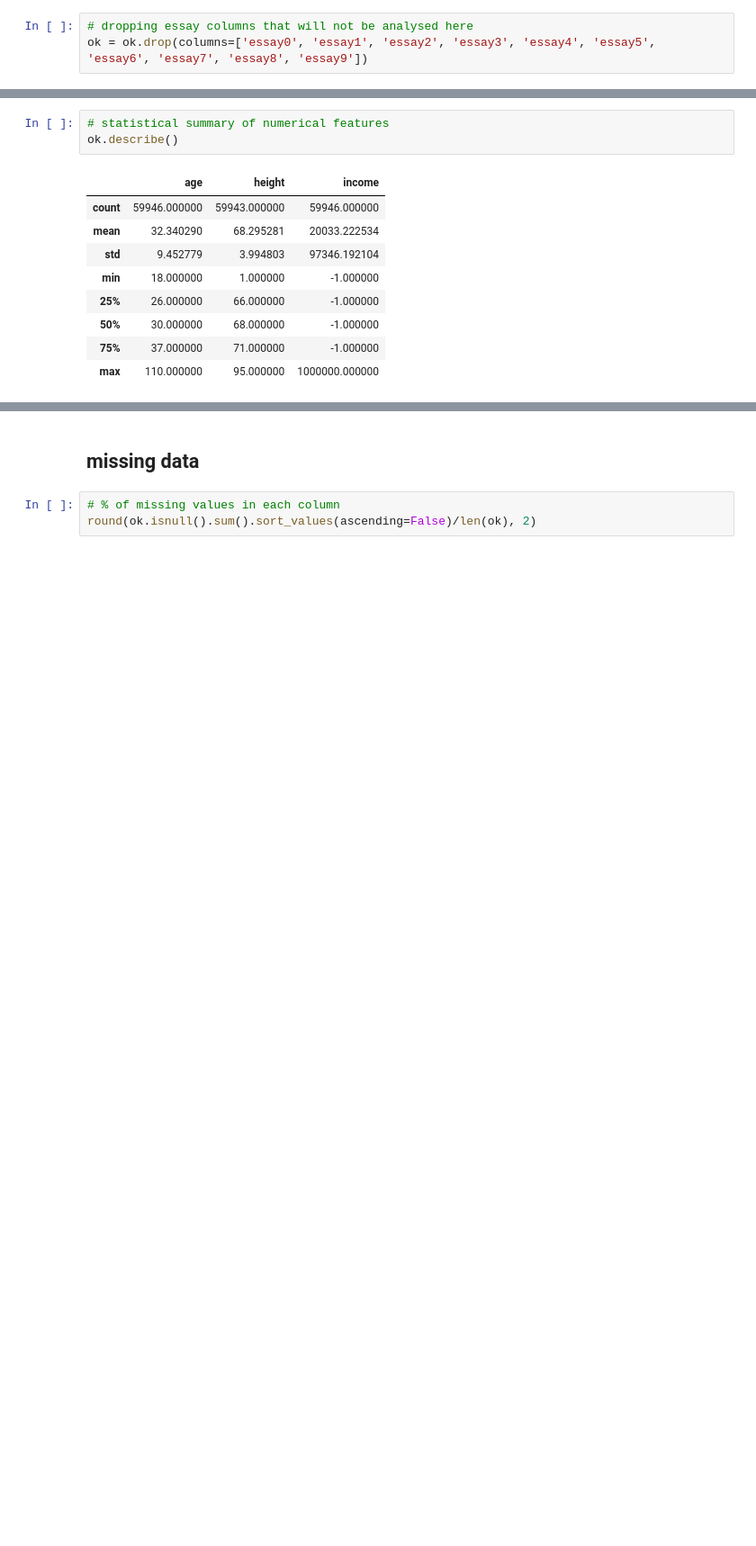
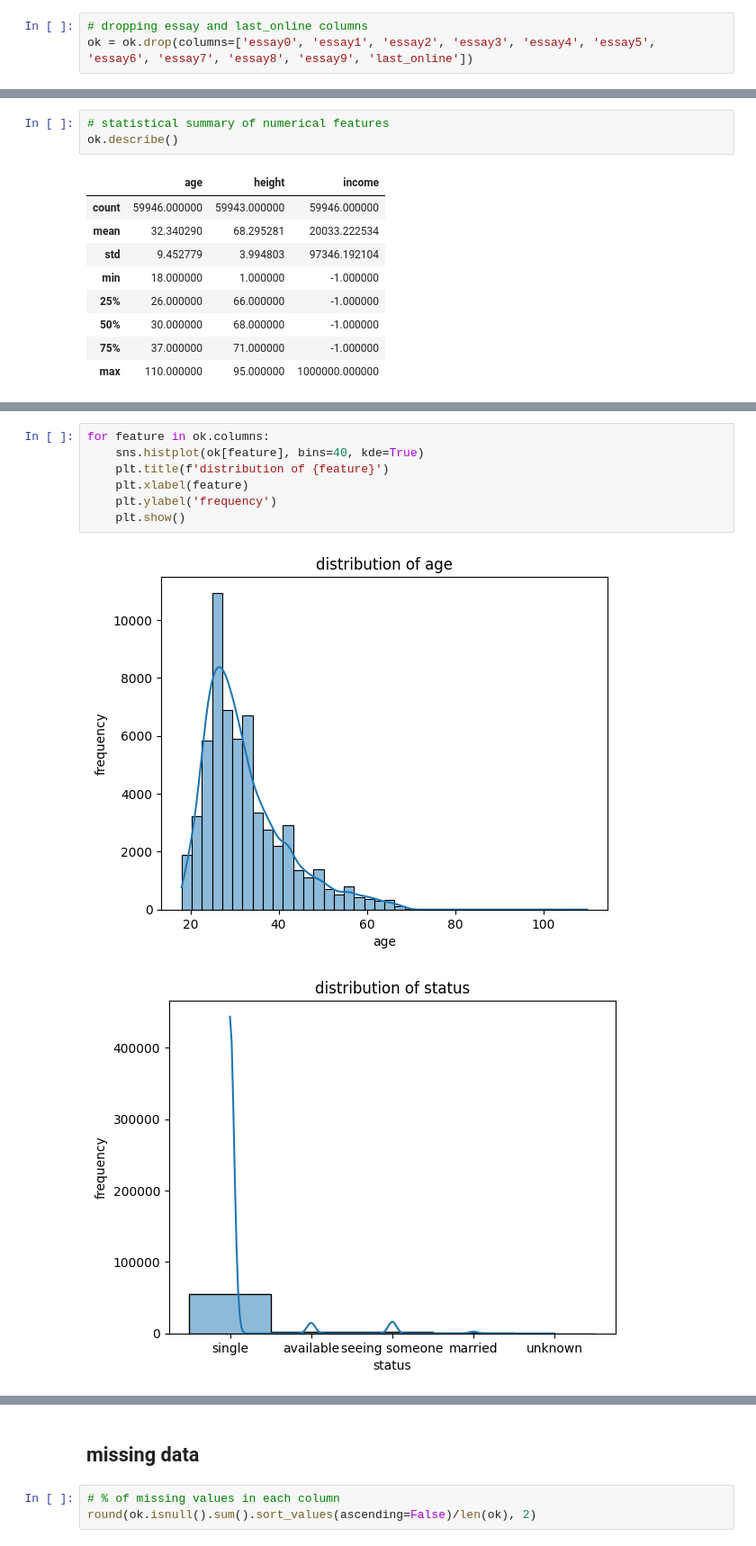
Before and after one commit to ninamcunha/amooora, a Jupyter notebook: amooora.ipynb, the cells around one changed output, grey strips where cells are left out. Shown at 90% size. Drawn from its saved outputs; the diff is of its cells as text; blank space fills up the shorter version.

```diff
--- a/amooora.ipynb
+++ b/amooora.ipynb
@@ -23,5 +28,5 @@ ok.shape
 # %% [output]
 (59946, 31)
 # %%
-# dropping essay columns that will not be analysed here
-ok = ok.drop(columns=['essay0', 'essay1', 'essay2', 'essay3', 'essay4', 'essay5', 'essay6', 'essay7', 'essay8', 'essay9'])
+# dropping essay and last_online columns
+ok = ok.drop(columns=['essay0', 'essay1', 'essay2', 'essay3', 'essay4', 'essay5', 'essay6', 'essay7', 'essay8', 'essay9', 'last_online'])
@@ -92,0 +145,10 @@ dtype: int64
+# %%
+for feature in ok.columns:
+    sns.histplot(ok[feature], bins=40, kde=True)
+    plt.title(f'distribution of {feature}')
+    plt.xlabel(feature)
+    plt.ylabel('frequency')
+    plt.show()
+# %% [output]
+[figure, added]
+[figure, added]
```
Also changed, not shown: parts of 22 cells of this notebook.
